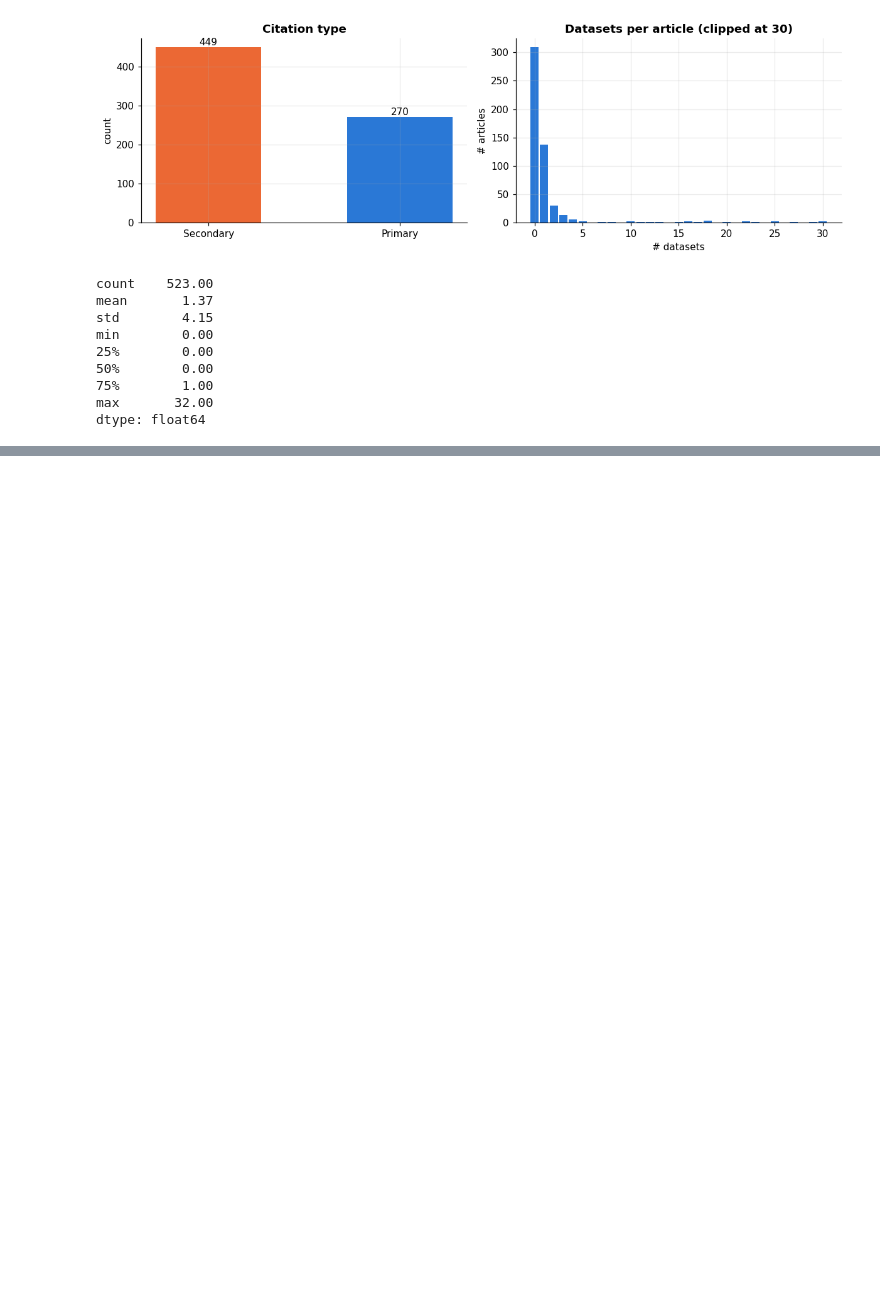
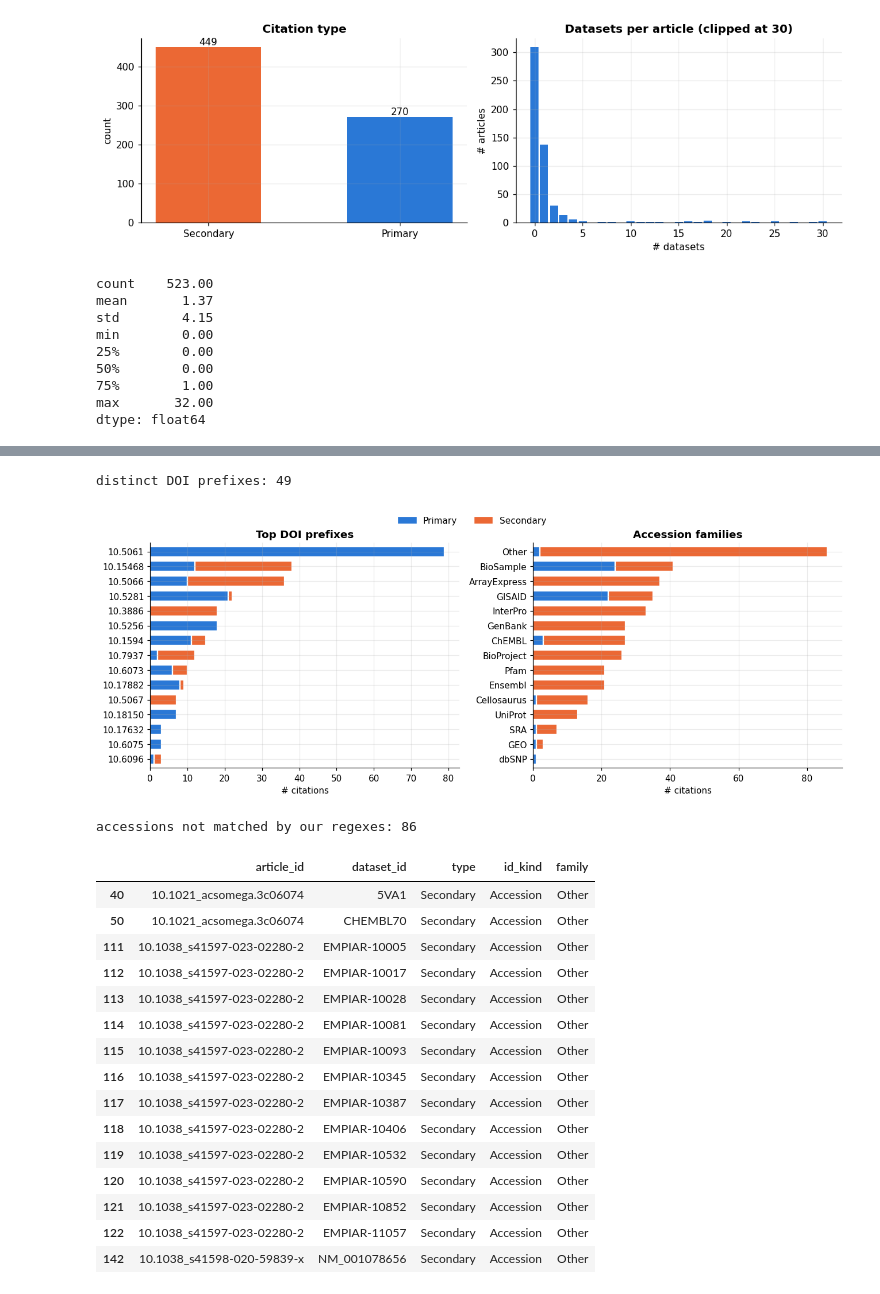
Before and after one commit to ummugulsumciftci/GROUP30_CENG313, a Jupyter notebook: assignment1_eda_baseline.ipynb, the cells around one changed output, grey strips where cells are left out. Cells and saved outputs as stored; diff of their text form; code cells hidden in the pictures; blank space fills up the shorter version.

```diff
--- a/assignment1_eda_baseline.ipynb
+++ b/assignment1_eda_baseline.ipynb
@@ -146,0 +162,43 @@ dtype: float64
+# %%
+dois = gold[gold.id_kind == "DOI"].copy()
+dois["prefix"] = dois.dataset_id.map(doi_prefix)
+top = pd.crosstab(dois.prefix, dois.type)
+top = top.loc[top.sum(1).sort_values(ascending=False).index[:15]]
+
+acc = gold[gold.id_kind == "Accession"].copy()
+acc["family"] = acc.dataset_id.map(accession_family)
+fam = pd.crosstab(acc.family, acc.type)
+fam = fam.loc[fam.sum(1).sort_values(ascending=False).index[:15]]
+print("distinct DOI prefixes:", dois.prefix.nunique())
+
+fig, ax = plt.subplots(1, 2, figsize=(12, 4.5))
+for a, tab, title in [(ax[0], top, "Top DOI prefixes"), (ax[1], fam, "Accession families")]:
+    tab[::-1].plot.barh(stacked=True, ax=a, color=[C[c] for c in tab.columns], width=.7,
+                        edgecolor="white", linewidth=1.5, legend=False)
+    a.set_title(title); a.set_ylabel(""); a.set_xlabel("# citations")
+fig.legend(handles=[Patch(color=C[t], label=t) for t in ["Primary", "Secondary"]],
+           frameon=False, ncol=2, loc="upper center", bbox_to_anchor=(.5, 1.04))
+plt.tight_layout(); plt.show()
+
+print("accessions not matched by our regexes:", (acc.family == "Other").sum())
+acc[acc.family == "Other"].head(15)
+# %% [output]
+distinct DOI prefixes: 49
+[figure, added]
+accessions not matched by our regexes: 86
+|  | article_id | dataset_id | type | id_kind | family |
+| 40 | 10.1021_acsomega.3c06074 | 5VA1 | Secondary | Accession | Other |
+| 50 | 10.1021_acsomega.3c06074 | CHEMBL70 | Secondary | Accession | Other |
+| 111 | 10.1038_s41597-023-02280-2 | EMPIAR-10005 | Secondary | Accession | Other |
+| 112 | 10.1038_s41597-023-02280-2 | EMPIAR-10017 | Secondary | Accession | Other |
+| 113 | 10.1038_s41597-023-02280-2 | EMPIAR-10028 | Secondary | Accession | Other |
+| 114 | 10.1038_s41597-023-02280-2 | EMPIAR-10081 | Secondary | Accession | Other |
+| 115 | 10.1038_s41597-023-02280-2 | EMPIAR-10093 | Secondary | Accession | Other |
+| 116 | 10.1038_s41597-023-02280-2 | EMPIAR-10345 | Secondary | Accession | Other |
+| 117 | 10.1038_s41597-023-02280-2 | EMPIAR-10387 | Secondary | Accession | Other |
+| 118 | 10.1038_s41597-023-02280-2 | EMPIAR-10406 | Secondary | Accession | Other |
+| 119 | 10.1038_s41597-023-02280-2 | EMPIAR-10532 | Secondary | Accession | Other |
+| 120 | 10.1038_s41597-023-02280-2 | EMPIAR-10590 | Secondary | Accession | Other |
+| 121 | 10.1038_s41597-023-02280-2 | EMPIAR-10852 | Secondary | Accession | Other |
+| 122 | 10.1038_s41597-023-02280-2 | EMPIAR-11057 | Secondary | Accession | Other |
+| 142 | 10.1038_s41598-020-59839-x | NM_001078656 | Secondary | Accession | Other |
```
Also changed, not shown: parts of 10 cells of this notebook.
